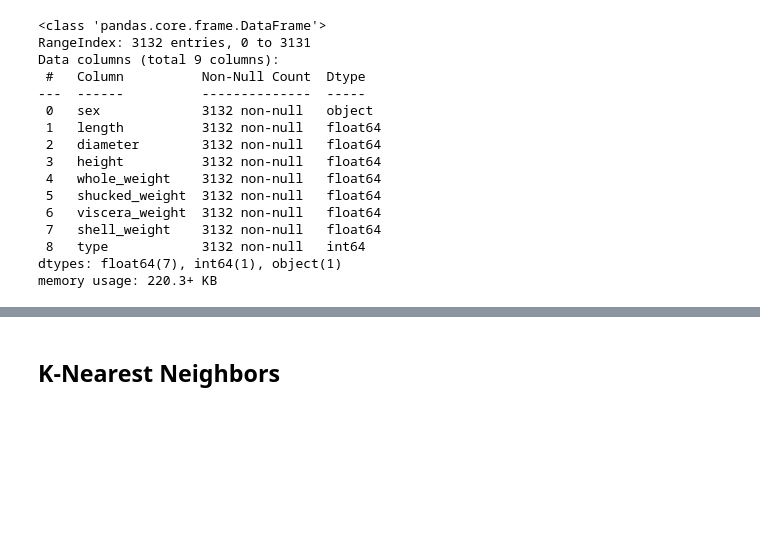
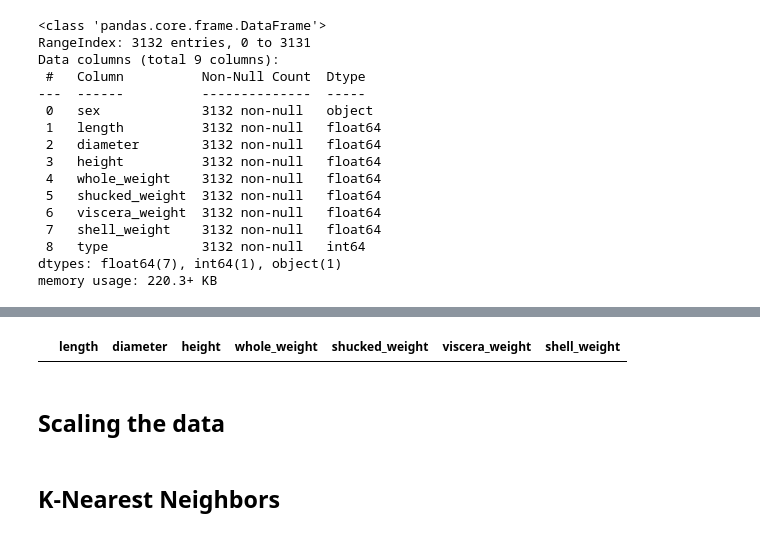
Before and after one commit to EduardoLisboa/MachineLearning-2021.1, a Jupyter notebook: 03_Validation/abalone_classifier.ipynb, the cells around one changed output, grey strips where cells are left out. Cells and saved outputs as stored; diff of their text form; code cells hidden in the pictures; blank space fills up the shorter version.

```diff
--- a/03_Validation/abalone_classifier.ipynb
+++ b/03_Validation/abalone_classifier.ipynb
@@ -45,8 +45,14 @@ feature_cols = ['length', 'diameter', 'height', 'whole_weight',
 
 X = df[feature_cols]
 y = df['type']
+# %%
+X[X['shell_weight'] == 0]
+# %% [output]
+|  | length | diameter | height | whole_weight | shucked_weight | viscera_weight | shell_weight |
 # %%
 X_train, X_test, y_train, y_test = train_test_split(X, y)
+# %% [markdown]
+## Scaling the data
 # %%
 from sklearn.preprocessing import StandardScaler
 
```
Also changed, not shown: parts of 10 cells of this notebook.
